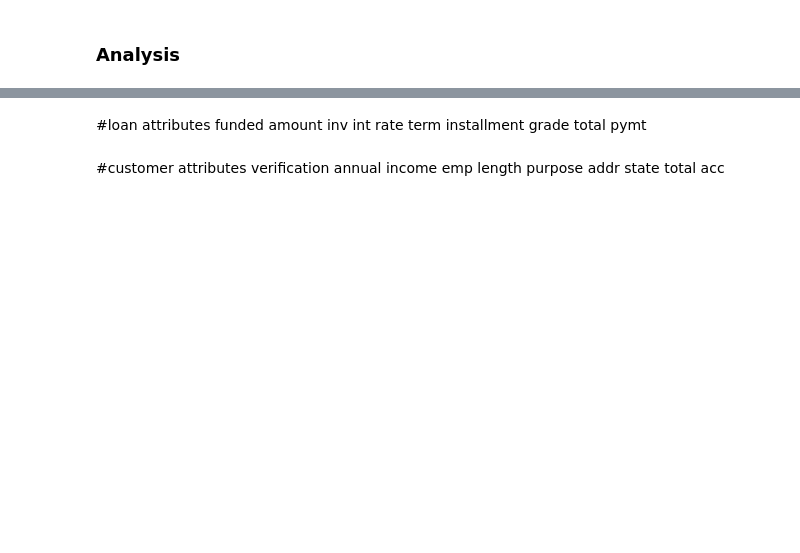
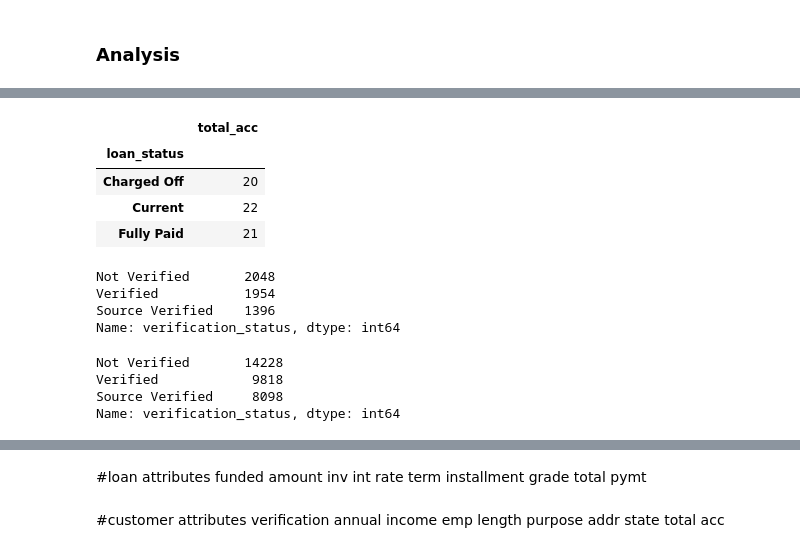
Before and after one commit to Utkarsh4610/LendingClub, a Jupyter notebook: LendingClubCaseStudy.ipynb, the cells around one changed output, grey strips where cells are left out. Drawn from its saved outputs; the diff is of its cells as text; code cells hidden in the pictures; blank space fills up the shorter version.

```diff
--- a/LendingClubCaseStudy.ipynb
+++ b/LendingClubCaseStudy.ipynb
@@ -186 +238,28 @@ loan_master.head()
+# %%
+#avg total accounts
+loan_custattr = pd.pivot_table(loan_master,index='loan_status',values='total_acc',aggfunc=np.median)
+loan_custattr
+#doesn't matter
+# %% [output]
+|  | total_acc |
+| loan_status |  |
+| Charged Off | 20 |
+| Current | 22 |
+| Fully Paid | 21 |
+# %%
+#verification status
+charged_off_loans['verification_status'].value_counts()
+# %% [output]
+Not Verified       2048
+Verified           1954
+Source Verified    1396
+Name: verification_status, dtype: int64
+# %%
+#verification status
+fully_paid_loans['verification_status'].value_counts()
+# %% [output]
+Not Verified       14228
+Verified            9818
+Source Verified     8098
+Name: verification_status, dtype: int64
 # %%
```
Also changed, not shown: parts of 27 cells of this notebook.
